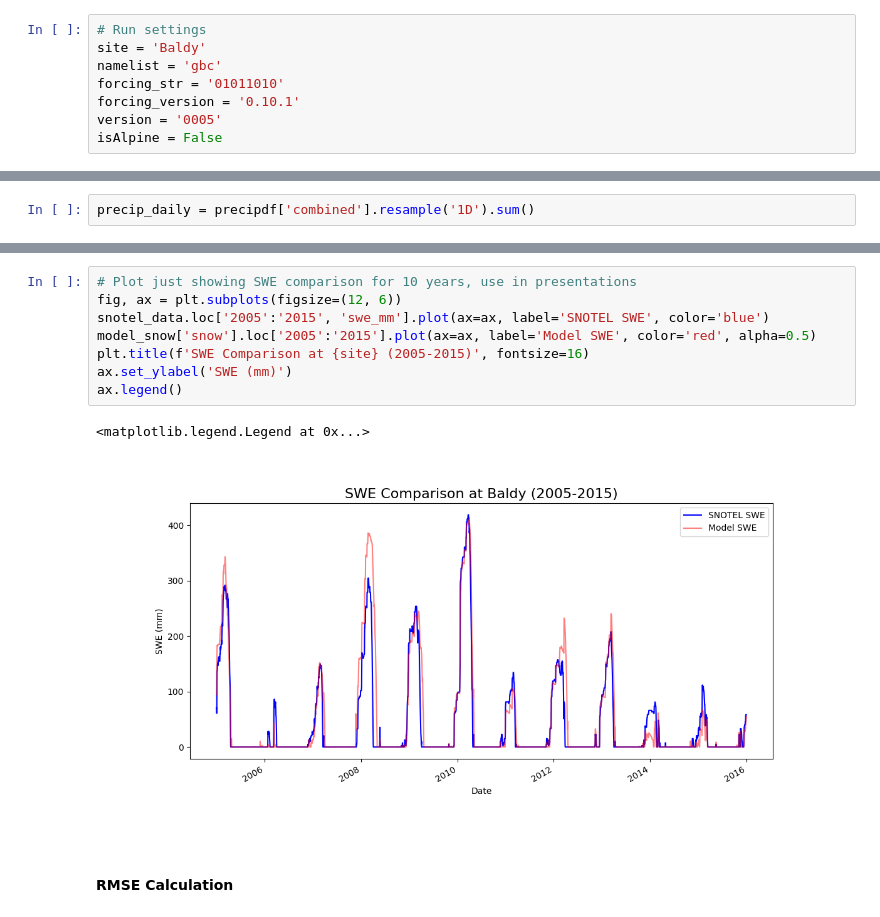
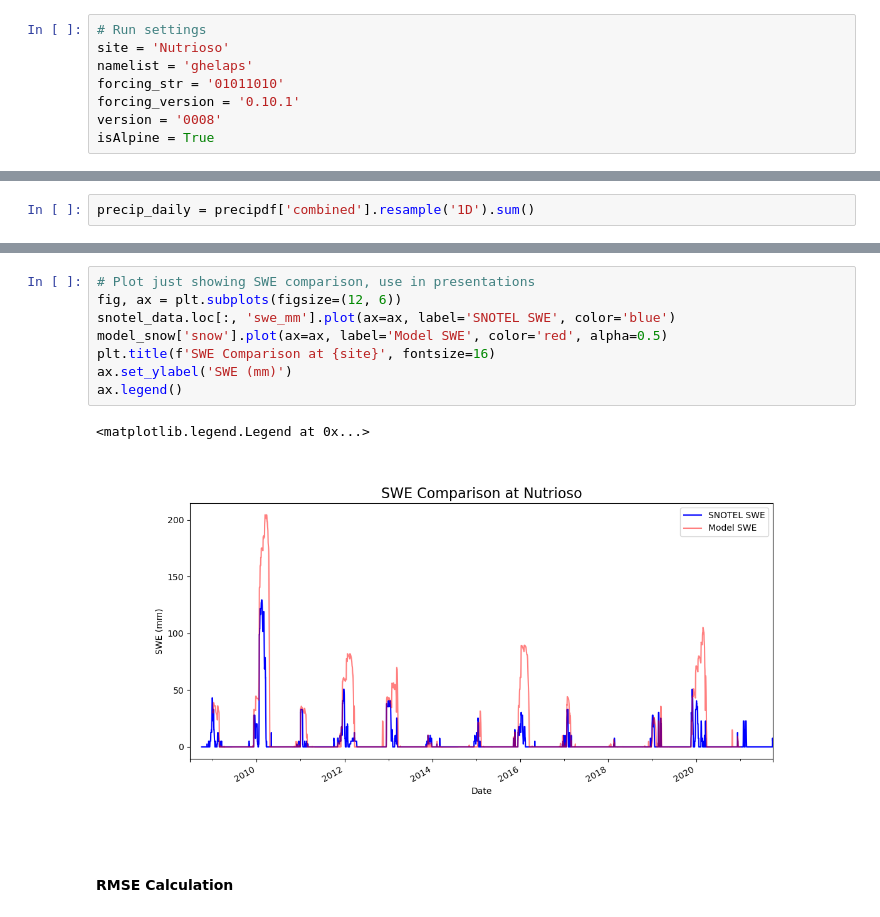
Before and after one commit to chrisrycx/lm4px_data_analysis, a Jupyter notebook: output_analysis/interactive/OutputAnalysis.ipynb, the cells around one changed output, grey strips where cells are left out. Saved outputs shown, nothing was run; the diff lists cells and outputs as text.

```diff
--- a/output_analysis/interactive/OutputAnalysis.ipynb
+++ b/output_analysis/interactive/OutputAnalysis.ipynb
@@ -3,12 +3,12 @@
 Use this notebook for initial assessment of model output and development of automated analysis scripts.
 # %%
 # Run settings
-site = 'Baldy'
-namelist = 'gbc'
+site = 'Nutrioso'
+namelist = 'ghelaps'
 forcing_str = '01011010'
 forcing_version = '0.10.1'
-version = '0005'
-isAlpine = False
+version = '0008'
+isAlpine = True
 # %%
 # Load environmental variables if on Alpine, otherwise they should be stored
 import os
@@ -139,14 +139,14 @@ ax[2].legend()
 # %%
-# Plot just showing SWE comparison for 10 years, use in presentations
+# Plot just showing SWE comparison, use in presentations
 fig, ax = plt.subplots(figsize=(12, 6))
-snotel_data.loc['2005':'2015', 'swe_mm'].plot(ax=ax, label='SNOTEL SWE', color='blue')
-model_snow['snow'].loc['2005':'2015'].plot(ax=ax, label='Model SWE', color='red', alpha=0.5)
-plt.title(f'SWE Comparison at {site} (2005-2015)', fontsize=16)
+snotel_data.loc[:, 'swe_mm'].plot(ax=ax, label='SNOTEL SWE', color='blue')
+model_snow['snow'].plot(ax=ax, label='Model SWE', color='red', alpha=0.5)
+plt.title(f'SWE Comparison at {site}', fontsize=16)
 ax.set_ylabel('SWE (mm)')
 ax.legend()
 # %% [output]
 <matplotlib.legend.Legend at 0x...>
-[figure, old version]
+[figure, new version]
 # %% [markdown]
 #### RMSE Calculation
 # %%
```
Also changed, not shown: parts of 8 cells of this notebook, 1 other file.
